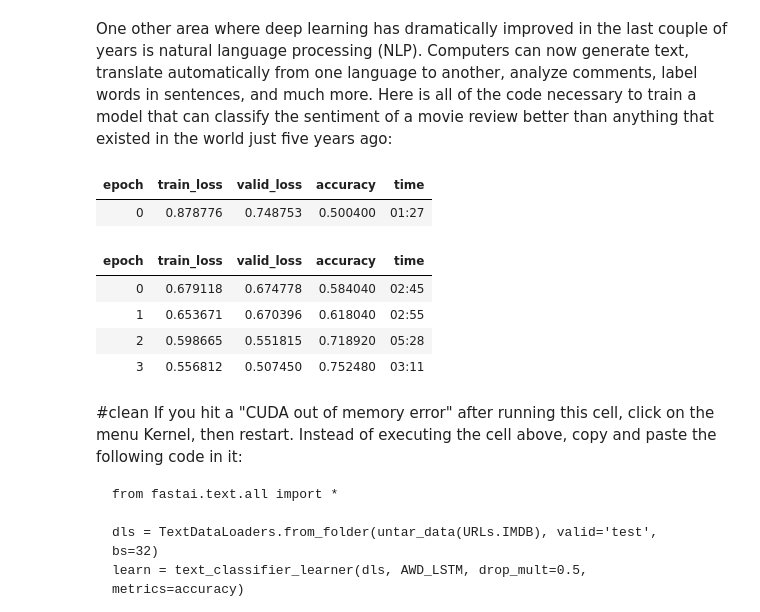
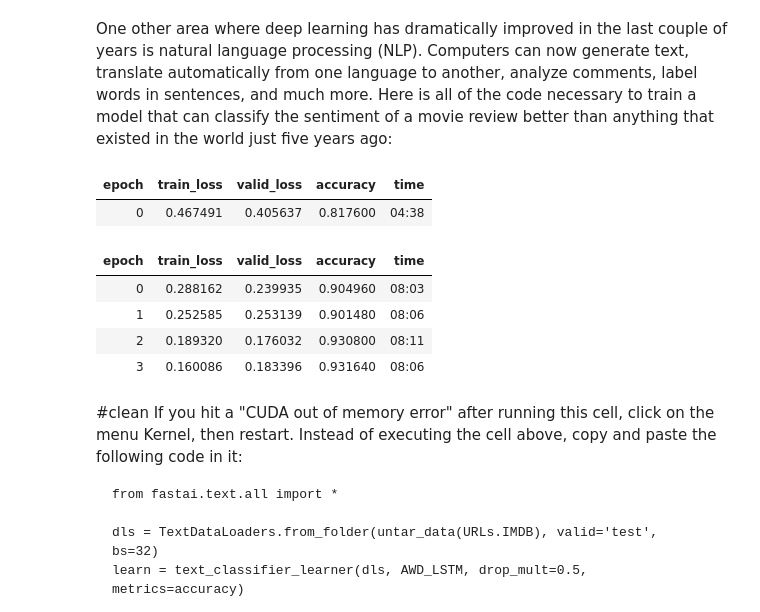
Before and after one commit to slzdevsnp/fastbook, a Jupyter notebook: 01_intro.ipynb, the cells around one changed output. Drawn from its saved outputs; the diff is of its cells as text; code cells hidden in the pictures.

```diff
--- a/01_intro.ipynb
+++ b/01_intro.ipynb
@@ -734,18 +730,17 @@ learn.show_results(max_n=6, figsize=(7,8))
 One other area where deep learning has dramatically improved in the last couple of years is natural language processing (NLP). Computers can now generate text, translate automatically from one language to another, analyze comments, label words in sentences, and much more. Here is all of the code necessary to train a model that can classify the sentiment of a movie review better than anything that existed in the world just five years ago:
 # %%
 from fastai.text.all import *
-
-dls = TextDataLoaders.from_folder(untar_data(URLs.IMDB), valid='test')
+dls = TextDataLoaders.from_folder(untar_data(URLs.IMDB), valid='test',  bs=32)  #default bs=64
 learn = text_classifier_learner(dls, AWD_LSTM, drop_mult=0.5, metrics=accuracy)
 learn.fine_tune(4, 1e-2)
 # %% [output]
 | epoch | train_loss | valid_loss | accuracy | time |
-| 0 | 0.878776 | 0.748753 | 0.500400 | 01:27 |
+| 0 | 0.467491 | 0.405637 | 0.817600 | 04:38 |
 | epoch | train_loss | valid_loss | accuracy | time |
-| 0 | 0.679118 | 0.674778 | 0.584040 | 02:45 |
-| 1 | 0.653671 | 0.670396 | 0.618040 | 02:55 |
-| 2 | 0.598665 | 0.551815 | 0.718920 | 05:28 |
-| 3 | 0.556812 | 0.507450 | 0.752480 | 03:11 |
+| 0 | 0.288162 | 0.239935 | 0.904960 | 08:03 |
+| 1 | 0.252585 | 0.253139 | 0.901480 | 08:06 |
+| 2 | 0.189320 | 0.176032 | 0.930800 | 08:11 |
+| 3 | 0.160086 | 0.183396 | 0.931640 | 08:06 |
 # %% [markdown]
 #clean
 If you hit a "CUDA out of memory error" after running this cell, click on the menu Kernel, then restart. Instead of executing the cell above, copy and paste the following code in it:
```
Also changed, not shown: parts of 16 cells of this notebook, 1 other file.
